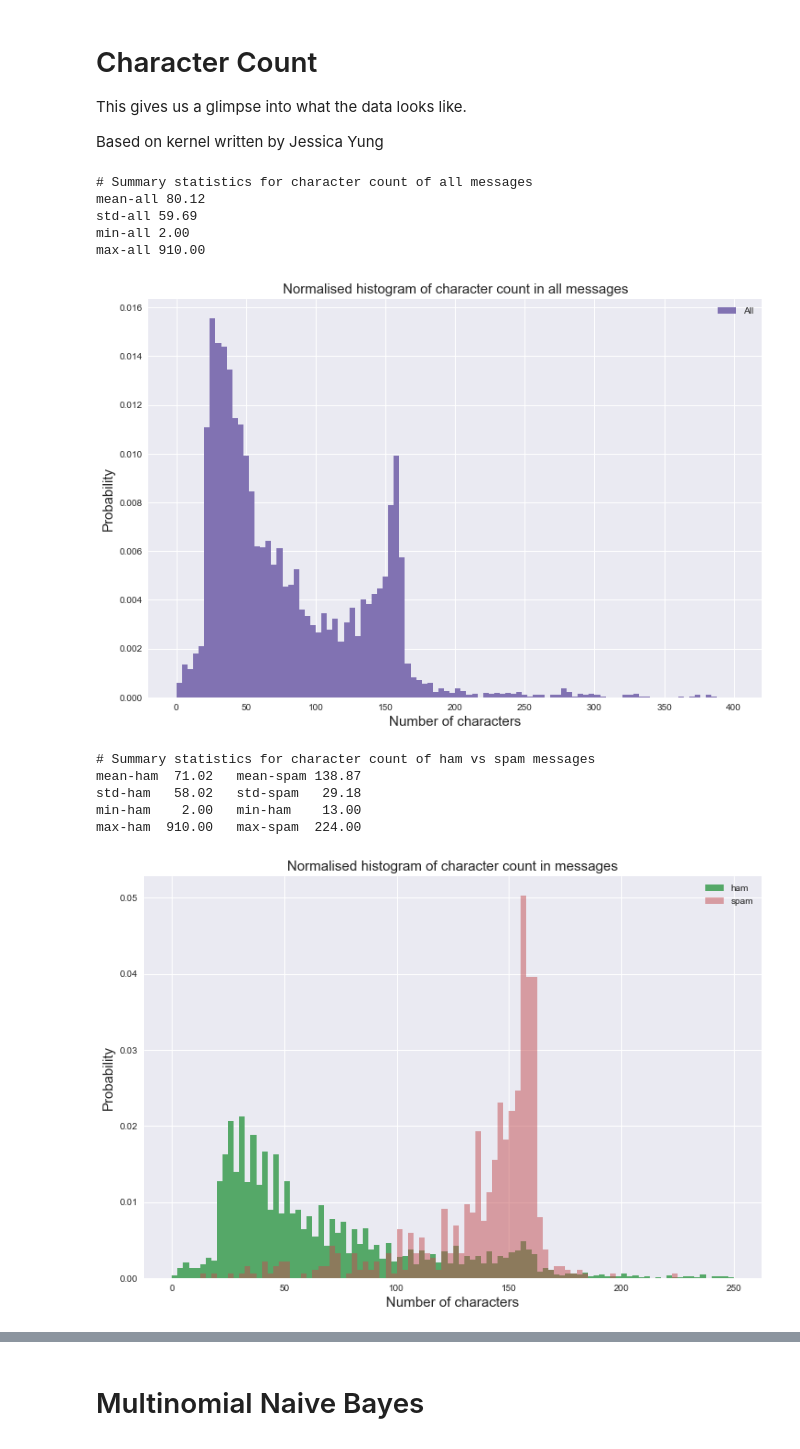
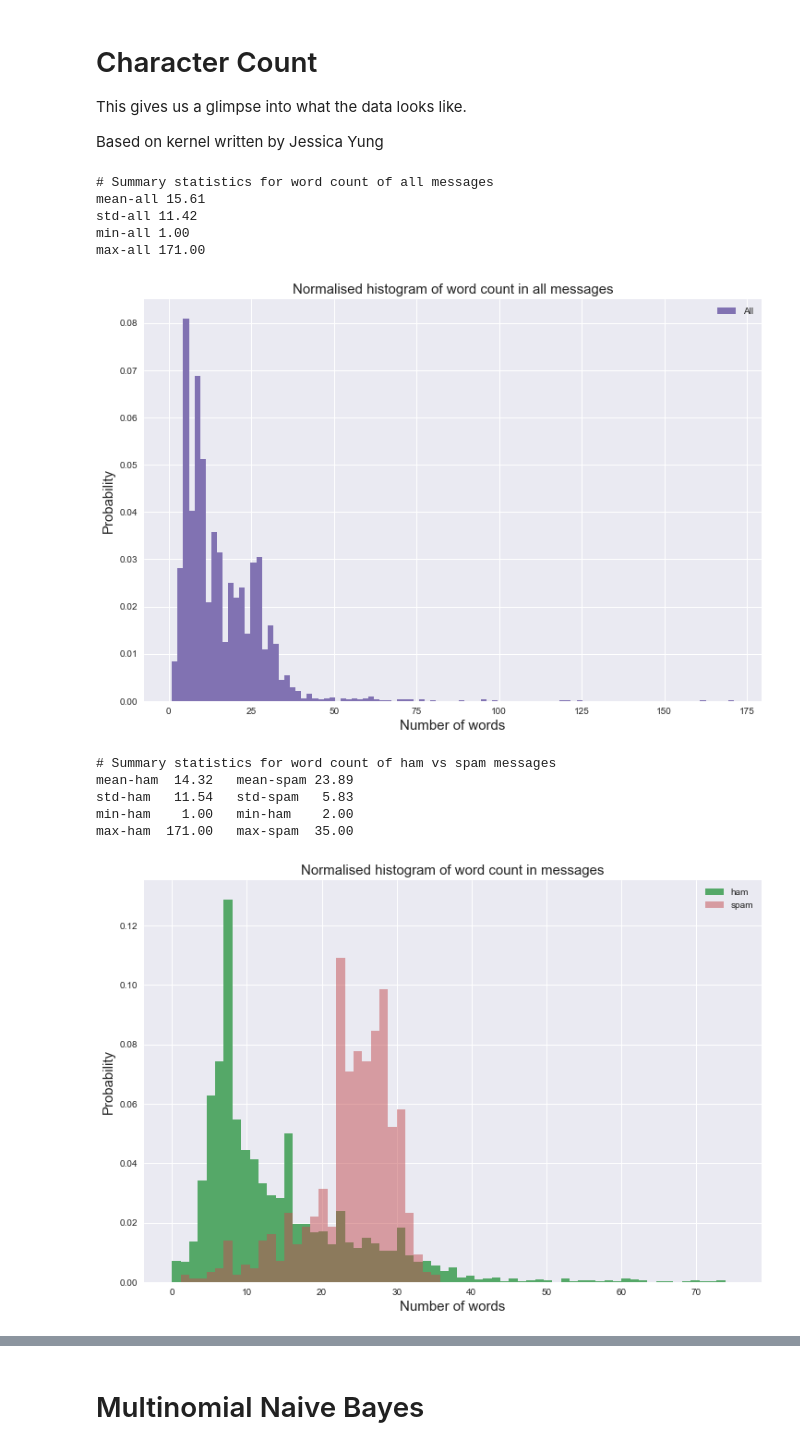
Before and after one commit to AyushSingh13/ml-project, a Jupyter notebook: raw_presentation.ipynb, the cells around one changed output, grey strips where cells are left out. Cells and saved outputs as stored; diff of their text form; code cells hidden in the pictures.

```diff
--- a/raw_presentation.ipynb
+++ b/raw_presentation.ipynb
@@ -97,48 +97,50 @@ msgs = pd.Series(df['sms_text'].tolist())
 ham_messages = pd.Series(df[df['label'] == 'ham']['sms_text'].tolist())
 spam_messages = pd.Series(df[df['label'] == 'spam']['sms_text'].tolist())
 
-# Create the corresponding distribution of character counts for each list.
-# We count the number of characters in each message using the `len` function.
-dist_all = msgs.apply(len)
-dist_ham = ham_messages.apply(len)
-dist_spam = spam_messages.apply(len)
+# Word Count
+# We split each message into words using `.split(' ')`
+# and count the number of words in each message using `len`.
+dist_all = msgs.apply(lambda x: len(x.split(' ')))
+dist_ham = ham_messages.apply(lambda x: len(x.split(' ')))
+dist_spam = spam_messages.apply(lambda x: len(x.split(' ')))
 
-# Plot distribution of character count of all messages
+# Plot distribution of word count of all messages
+
 plt.figure(figsize=(12, 8))
-plt.hist(dist_all, bins=100, range=[0,400], color=pal[3], normed=True, label='All')
-plt.title('Normalised histogram of character count in all messages', fontsize=15)
+plt.hist(dist_all, bins=100, color=pal[3], normed=True, label='All')
+plt.title('Normalised histogram of word count in all messages', fontsize=15)
 plt.legend()
-plt.xlabel('Number of characters', fontsize=15)
+plt.xlabel('Number of words', fontsize=15)
 plt.ylabel('Probability', fontsize=15)
 
-print('# Summary statistics for character count of all messages')
+print('# Summary statistics for word count of all messages')
 print('mean-all {:.2f} \nstd-all {:.2f} \nmin-all {:.2f} \nmax-all {:.2f}'.format(dist_all.mean(),
                           dist_all.std(), dist_all.min(), dist_all.max()))
 # %% [output]
-# Summary statistics for character count of all messages
-mean-all 80.12
-std-all 59.69
-min-all 2.00
-max-all 910.00
+# Summary statistics for word count of all messages
+mean-all 15.61
+std-all 11.42
+min-all 1.00
+max-all 171.00
-[figure, old version]
+[figure, new version]
 # %%
-# Plot distributions of character counts for spam vs ham messages
+# Plot distributions of word counts for spam vs ham messages
 
 plt.figure(figsize=(12,8))
-plt.hist(dist_ham, bins=100, range=[0,250], color=pal[1], normed=True, label='ham')
-plt.hist(dist_spam, bins=100, range=[0, 250], color=pal[2], normed=True, alpha=0.5, label='spam')
-plt.title('Normalised histogram of character count in messages', fontsize=15)
+plt.hist(dist_ham, bins=65, range=[0,75], color=pal[1], normed=True, label='ham')
+plt.hist(dist_spam, bins=65, range=[0, 75], color=pal[2], normed=True, alpha=0.5, label='spam')
+plt.title('Normalised histogram of word count in messages', fontsize=15)
 plt.legend()
-plt.xlabel('Number of characters', fontsize=15)
+plt.xlabel('Number of words', fontsize=15)
 plt.ylabel('Probability', fontsize=15)
 
-print('# Summary statistics for character count of ham vs spam messages')
+print('# Summary statistics for word count of ham vs spam messages')
 print('mean-ham  {:.2f}   mean-spam {:.2f} \nstd-ham   {:.2f}   std-spam   {:.2f} \nmin-ham    {:.2f}   min-ham    {:.2f} \nmax-ham  {:.2f}   max-spam  {:.2f}'.format(dist_ham.mean(),
                          dist_spam.mean(), dist_ham.std(), dist_spam.std(), dist_ham.min(), dist_spam.min(), dist_ham.max(), dist_spam.max()))
 # %% [output]
-# Summary statistics for character count of ham vs spam messages
-mean-ham  71.02   mean-spam 138.87
-std-ham   58.02   std-spam   29.18
-min-ham    2.00   min-ham    13.00
-max-ham  910.00   max-spam  224.00
+# Summary statistics for word count of ham vs spam messages
+mean-ham  14.32   mean-spam 23.89
+std-ham   11.54   std-spam   5.83
+min-ham    1.00   min-ham    2.00
+max-ham  171.00   max-spam  35.00
-[figure, old version]
+[figure, new version]
```
Also changed, not shown: parts of 3 cells of this notebook.
